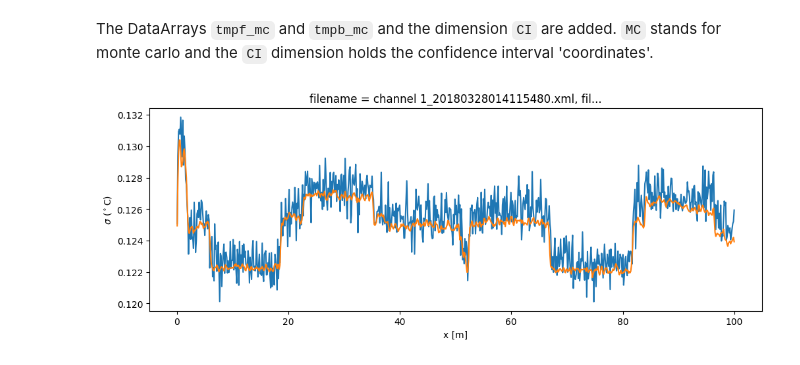
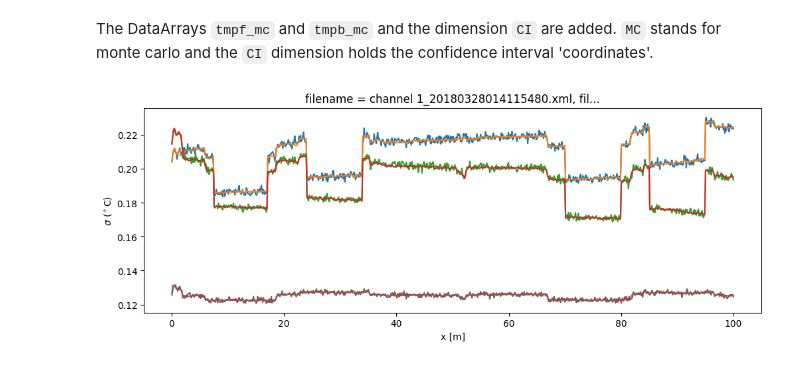
Before and after one commit to dtscalibration/python-dts-calibration, a Jupyter notebook: examples/notebooks/08Calibrate_double_ended.ipynb, the cells around one changed output. Cells and saved outputs as stored; diff of their text form; code cells hidden in the pictures.

Commit message:
Working approach for linear error approximation of tmpw_var. And full double endedexample

```diff
--- a/examples/notebooks/08Calibrate_double_ended.ipynb
+++ b/examples/notebooks/08Calibrate_double_ended.ipynb
@@ -26,7 +29,7 @@ Use `read_silixa_files` for reading files from a Silixa device. The following fu
 # %%
 filepath = os.path.join('..', '..', 'tests', 'data', 'double_ended2')
 
-ds_ = read_silixa_files(
+ds_notaligned = read_silixa_files(
     directory=filepath,
     timezone_netcdf='UTC',
     file_ext='*.xml')
@@ -41,2 +48,2 @@ Select the part of the fiber that contains relevant measurements using the `sel`
 # %%
-ds = ds_.sel(x=slice(0, 100))  # only calibrate parts of the fiber
+ds_notaligned = ds_notaligned.sel(x=slice(0, 100))  # only calibrate parts of the fiber
@@ -42,0 +52,7 @@ ds = ds_.sel(x=slice(0, 100))  # only calibrate parts of the fiber
+# %%
+suggested_shift = suggest_cable_shift_double_ended(
+    ds_notaligned,
+    np.arange(-5, 5),   # number of dx to shift
+    plot_result=True,
+    figsize=(12,8))
+print(suggested_shift)
@@ -42,0 +66,2 @@ ds = ds_.sel(x=slice(0, 100))  # only calibrate parts of the fiber
+# %%
+ds = shift_double_ended(ds_notaligned, suggested_shift[0])
@@ -124,8 +179,12 @@ plt.legend();
 # %% [markdown]
 The DataArrays `tmpf_mc` and `tmpb_mc` and the dimension `CI` are added. `MC` stands for monte carlo and the `CI` dimension holds the confidence interval 'coordinates'.
 # %%
-(ds1.tmpw_mc_var**0.5).plot(figsize=(12, 4))
-(ds1.tmpw_var_lower**0.5).plot();
+(ds1.tmpf_mc_var**0.5).plot(figsize=(12, 4))
+(ds1.tmpf_var**0.5).plot()
+(ds1.tmpb_mc_var**0.5).plot()
+(ds1.tmpb_var**0.5).plot()
+(ds1.tmpw_var**0.5).plot()
+(ds1.tmpw_mc_var**0.5).plot()
 plt.ylabel('$\sigma$ ($^\circ$C)');
 # %% [output]
-[figure, old version]
+[figure, new version]
```
Also changed, not shown: parts of 19 cells of this notebook, 4 other files.
